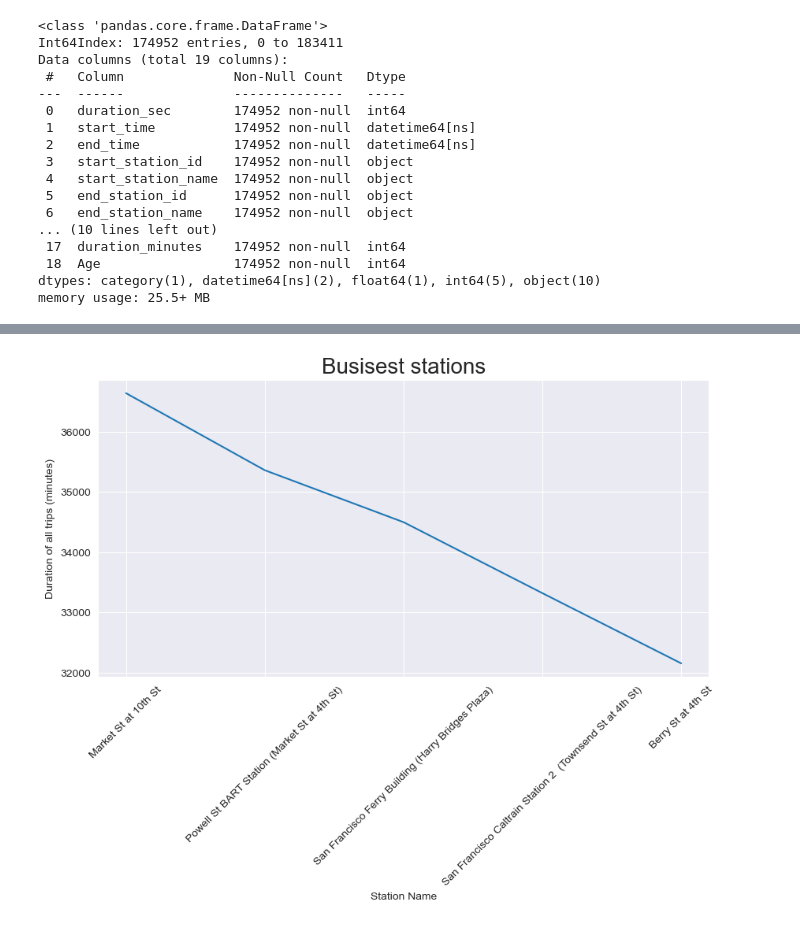
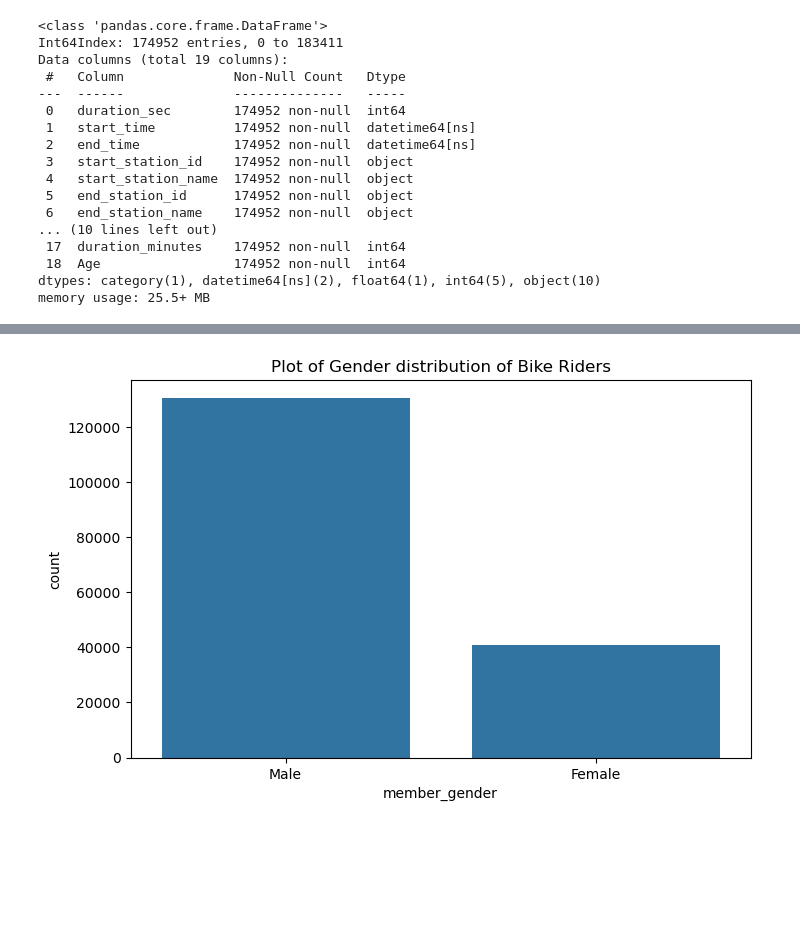
Before and after one commit to Mofeoluwa/Bikeshare-Data-Visualization, a Jupyter notebook: Part_I_exploration_template.ipynb, the cells around one changed output, grey strips where cells are left out. Drawn from its saved outputs; the diff is of its cells as text; code cells hidden in the pictures; blank space fills up the shorter version.

```diff
--- a/Part_I_exploration_template.ipynb
+++ b/Part_I_exploration_template.ipynb
@@ -479,10 +314,0 @@ bes=bus_station.nlargest(5)
-# %%
-sb.set_style('darkgrid')
-plt.figure(figsize=(10,5), dpi = 100)
-plt.xlabel('Station Name', fontsize = 10)
-plt.ylabel('Duration of all trips (minutes)', fontsize = 10)
-plt.xticks(rotation=45)
-plt.title('Busisest stations', fontsize = 20)
-plt.plot(bes);
-# %% [output]
-[figure, removed]
@@ -491,0 +315,9 @@ bes=bus_station.nsmallest()
+# %%
+#confirm new plot of member_gender column
+plt.figure(figsize=(8,5), dpi = 100)
+
+sb.countplot(data= ford_data,
+             x='member_gender',
+             color=base_color, ).set(title= 'Plot of Gender distribution of Bike Riders');
+# %% [output]
+[figure, added]
```
Also changed, not shown: parts of 164 cells of this notebook, 1 other file.
